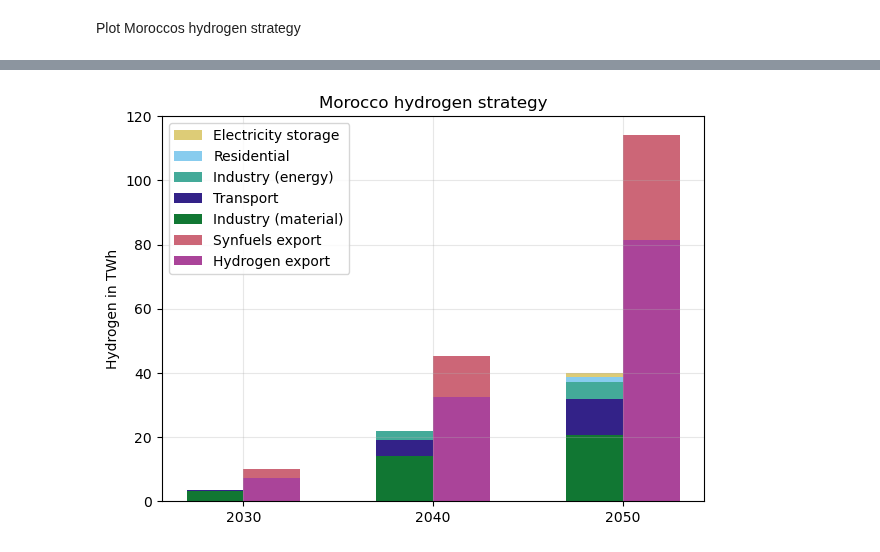
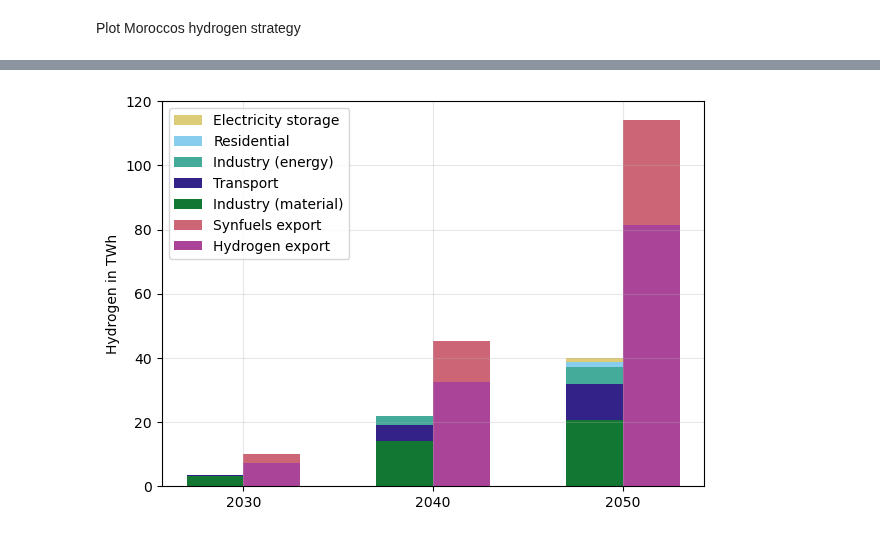
Before and after one commit to energyLS/aldehyde, a Jupyter notebook: workflow/notebooks/mar_hydrogen_strategy.ipynb, the cells around one changed output, grey strips where cells are left out. Saved outputs shown, nothing was run; the diff lists cells and outputs as text; code cells hidden in the pictures.

Commit message:
chore: hydrogen strategy figure update

```diff
--- a/workflow/notebooks/mar_hydrogen_strategy.ipynb
+++ b/workflow/notebooks/mar_hydrogen_strategy.ipynb
@@ -76,32 +76,32 @@ elif TYPE=="semistacked":
 
     synfuels_export = plt.bar(index + width/2, syn_exp, width, bottom=df_plot['hydrogen_export'], label='Synfuels export', color='#CC6677', alpha=1)
     hydrogen_export = plt.bar(index + width/2, h2_exp, width, label='Hydrogen export', color='#AA4499', alpha=1)
 
     plt.xticks(index, df_plot.index)
 
 
 elif TYPE=="grouped":
     # get the width of each bar
     width = 0.15
     # create the bars for each technology (GROUPED)
     demand_national = plt.bar(index - width/2, df_plot['demand_national'], width, label='Demand national', color='green', alpha=0.1)
     ammonia_national = plt.bar(index + width/2, df_plot['ammonia_national'], width, label='Ammonia national', color='green', alpha=0.3)
     synfuels_export = plt.bar(index + width*1.5, df_plot['synfuels_export'], width, label='Synfuels export', color='green', alpha=0.6)
     hydrogen_export = plt.bar(index + width*2.5, df_plot['hydrogen_export'], width, label='Hydrogen export', color='green', alpha=1)
 
     plt.xticks(index+width, df_plot.index)
 
 # add labels and title
 plt.ylabel('Hydrogen in TWh') #TODO: is the Synfuels export demand in hydrogen or in synfuels?
-plt.title('Morocco hydrogen strategy')
+#plt.title('Morocco hydrogen strategy')
 
 plt.grid(alpha=0.3)
 plt.legend(loc='best')
 
 # save the plot
 plt.savefig(PATH+'results/graphics_general/policy/mar_hydrogen_strategy_'+ TYPE +'.pdf', bbox_inches='tight')
 
 # show the plot
 plt.show()
 # %% [output]
-[figure, old version]
+[figure, new version]
```
